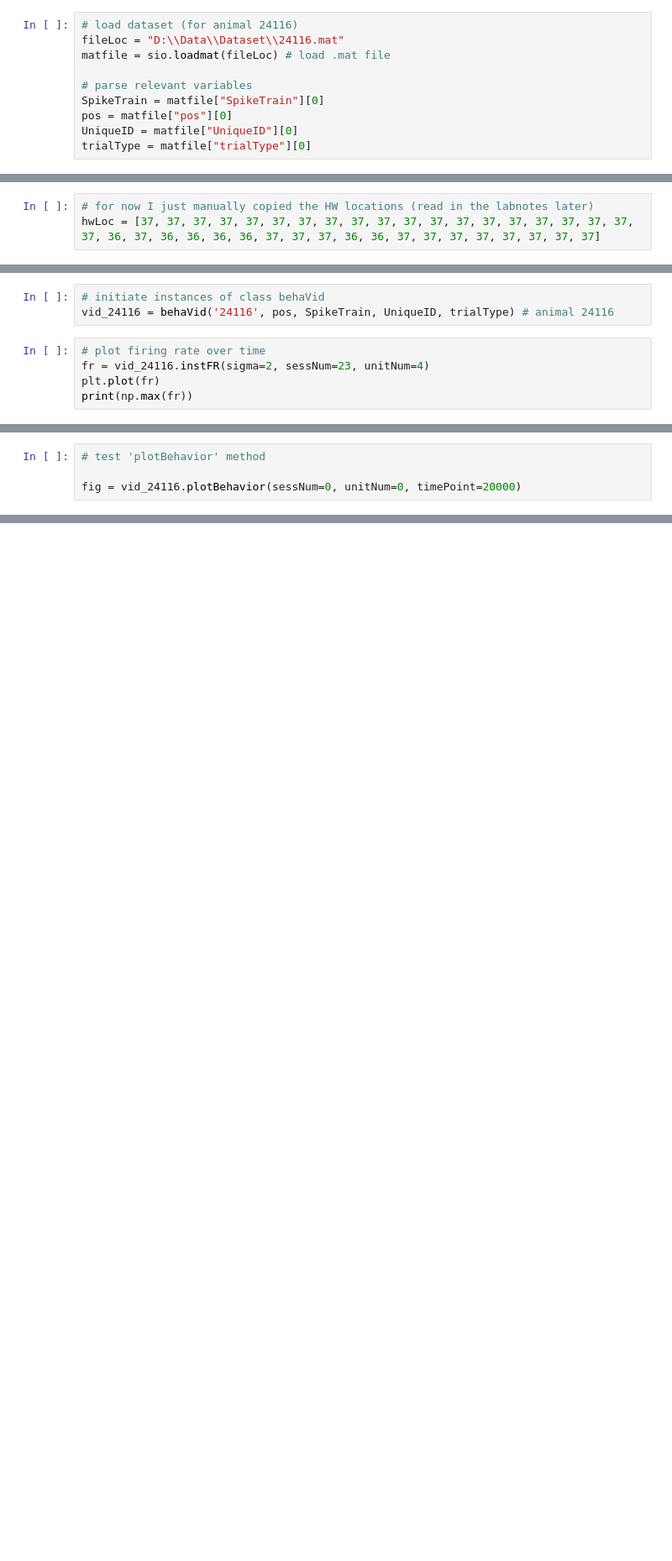
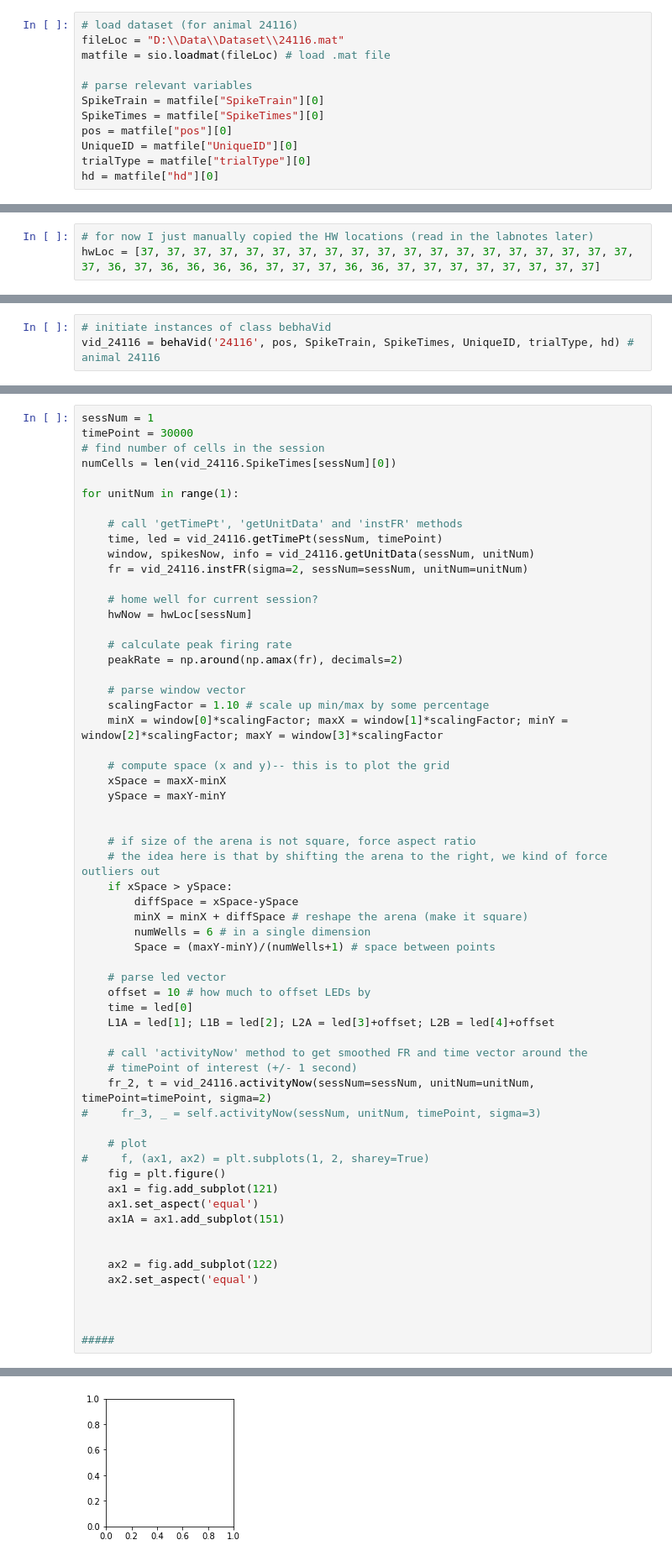
Before and after one commit to jncarpen/egoHC, a Jupyter notebook: behaVid.ipynb, the cells around one changed output, grey strips where cells are left out. Shown at 84% size. Saved outputs shown, nothing was run; the diff lists cells and outputs as text; blank space fills up the shorter version.

Commit message:
readData

```diff
--- a/behaVid.ipynb
+++ b/behaVid.ipynb
@@ -22,6 +22,8 @@ matfile = sio.loadmat(fileLoc) # load .mat file
 
 # parse relevant variables
 SpikeTrain = matfile["SpikeTrain"][0]
+SpikeTimes = matfile["SpikeTimes"][0]
 pos = matfile["pos"][0]
 UniqueID = matfile["UniqueID"][0]
 trialType = matfile["trialType"][0]
+hd = matfile["hd"][0]
@@ -407,10 +433,5 @@ class behaVid:
                 count = count+1
         return
 # %%
-# initiate instances of class behaVid
-vid_24116 = behaVid('24116', pos, SpikeTrain, UniqueID, trialType) # animal 24116
+# initiate instances of class bebhaVid
+vid_24116 = behaVid('24116', pos, SpikeTrain, SpikeTimes, UniqueID, trialType, hd) # animal 24116
-# %%
-# plot firing rate over time
-fr = vid_24116.instFR(sigma=2, sessNum=23, unitNum=4)
-plt.plot(fr)
-print(np.max(fr))
@@ -420,4 +437,0 @@ print(np.max(fr))
-# %%
-# test 'plotBehavior' method
-
-fig = vid_24116.plotBehavior(sessNum=0, unitNum=0, timePoint=20000)
@@ -486,0 +450,61 @@ f3_ax1.set_aspect('equal')
+# %%
+sessNum = 1
+timePoint = 30000
+# find number of cells in the session
+numCells = len(vid_24116.SpikeTimes[sessNum][0])
+
+for unitNum in range(1):
+
+    # call 'getTimePt', 'getUnitData' and 'instFR' methods
+    time, led = vid_24116.getTimePt(sessNum, timePoint)
+    window, spikesNow, info = vid_24116.getUnitData(sessNum, unitNum)
+    fr = vid_24116.instFR(sigma=2, sessNum=sessNum, unitNum=unitNum)
+
+    # home well for current session?
+    hwNow = hwLoc[sessNum]
+
+    # calculate peak firing rate
+    peakRate = np.around(np.amax(fr), decimals=2)
+
+    # parse window vector
+    scalingFactor = 1.10 # scale up min/max by some percentage
+    minX = window[0]*scalingFactor; maxX = window[1]*scalingFactor; minY = window[2]*scalingFactor; maxY = window[3]*scalingFactor
+
+    # compute space (x and y)-- this is to plot the grid
+    xSpace = maxX-minX
+    ySpace = maxY-minY
+
+
+    # if size of the arena is not square, force aspect ratio
+    # the idea here is that by shifting the arena to the right, we kind of force outliers out
+    if xSpace > ySpace:
+        diffSpace = xSpace-ySpace
+        minX = minX + diffSpace # reshape the arena (make it square)
+        numWells = 6 # in a single dimension
+        Space = (maxY-minY)/(numWells+1) # space between points
+
+    # parse led vector
+    offset = 10 # how much to offset LEDs by
+    time = led[0]
+    L1A = led[1]; L1B = led[2]; L2A = led[3]+offset; L2B = led[4]+offset
+
+    # call 'activityNow' method to get smoothed FR and time vector around the
+    # timePoint of interest (+/- 1 second)
+    fr_2, t = vid_24116.activityNow(sessNum=sessNum, unitNum=unitNum, timePoint=timePoint, sigma=2)
+#     fr_3, _ = self.activityNow(sessNum, unitNum, timePoint, sigma=3)
+
+    # plot
+#     f, (ax1, ax2) = plt.subplots(1, 2, sharey=True)
+    fig = plt.figure()
+    ax1 = fig.add_subplot(121)
+    ax1.set_aspect('equal')
+    ax1A = ax1.add_subplot(151)
+
+
+    ax2 = fig.add_subplot(122)
+    ax2.set_aspect('equal')
+
+
+
+#####
+# %% [output]
@@ -486,0 +512 @@ f3_ax1.set_aspect('equal')
+[figure, added]
```
Also changed, not shown: parts of 12 cells of this notebook, 5 other files.
